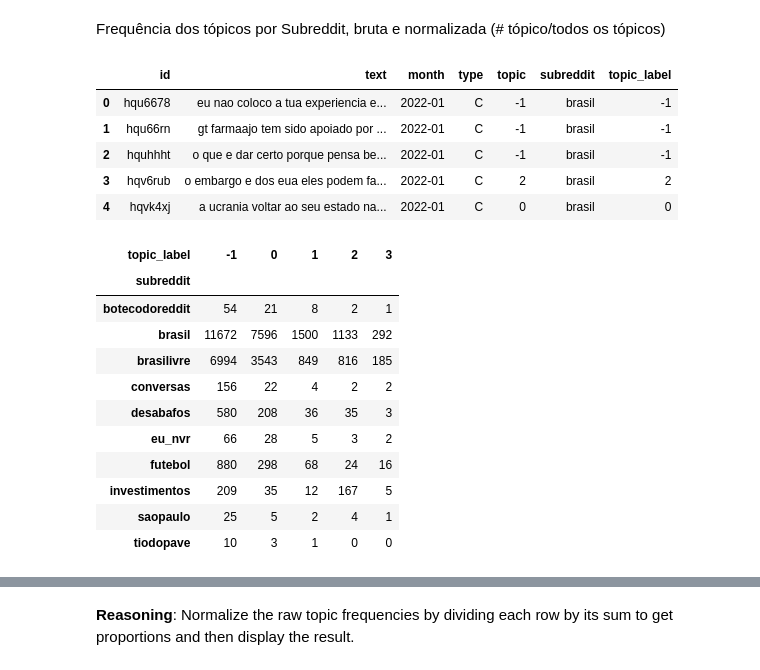
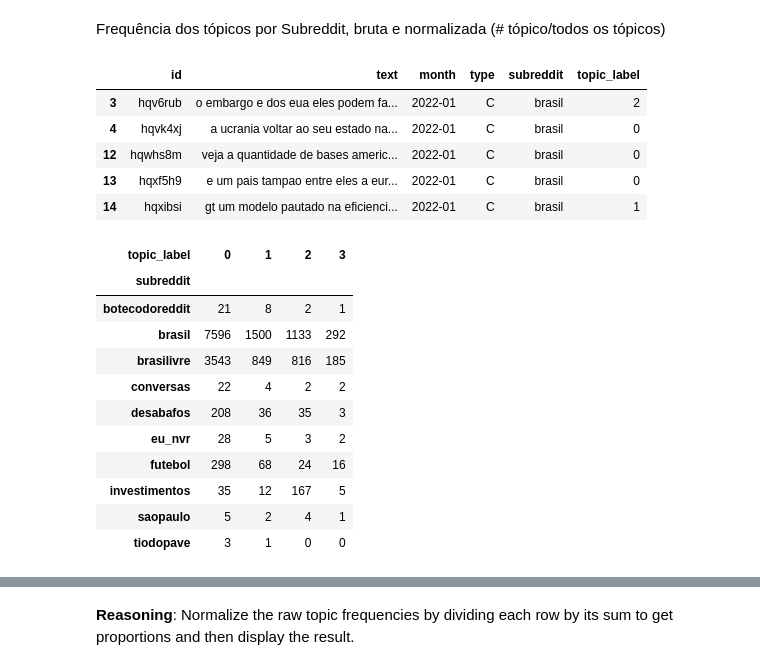
Before and after one commit to DuarteDvv/social_comp, a Jupyter notebook: QA_2_QA_3.ipynb, the cells around one changed output, grey strips where cells are left out. Saved outputs shown, nothing was run; the diff lists cells and outputs as text; code cells hidden in the pictures.

```diff
--- a/QA_2_QA_3.ipynb
+++ b/QA_2_QA_3.ipynb
@@ -294,30 +311,34 @@ if 'subreddit' not in data.columns:
     data = pd.merge(data, subreddit_data, on='id', how='left')
 
 data['topic_label'] = topics
-display(data.head())
+
+# Filter out topic -1
+filtered_data = data[data['topic_label'] != -1].copy()
+
+display(filtered_data.head())
 # %% [output]
-|  | id | text | month | type | topic | subreddit | topic_label |
-| 0 | hqu6678 | eu nao coloco a tua experiencia e... | 2022-01 | C | -1 | brasil | -1 |
-| 1 | hqu66rn | gt farmaajo tem sido apoiado por ... | 2022-01 | C | -1 | brasil | -1 |
-| 2 | hquhhht | o que e dar certo porque pensa be... | 2022-01 | C | -1 | brasil | -1 |
-| 3 | hqv6rub | o embargo e dos eua eles podem fa... | 2022-01 | C | 2 | brasil | 2 |
-| 4 | hqvk4xj | a ucrania voltar ao seu estado na... | 2022-01 | C | 0 | brasil | 0 |
+|  | id | text | month | type | subreddit | topic_label |
+| 3 | hqv6rub | o embargo e dos eua eles podem fa... | 2022-01 | C | brasil | 2 |
+| 4 | hqvk4xj | a ucrania voltar ao seu estado na... | 2022-01 | C | brasil | 0 |
+| 12 | hqwhs8m | veja a quantidade de bases americ... | 2022-01 | C | brasil | 0 |
+| 13 | hqxf5h9 | e um pais tampao entre eles a eur... | 2022-01 | C | brasil | 0 |
+| 14 | hqxibsi | gt um modelo pautado na eficienci... | 2022-01 | C | brasil | 1 |
 # %%
-raw_topic_frequencies = data.groupby(['subreddit', 'topic_label']).size().unstack(fill_value=0)
+raw_topic_frequencies = filtered_data.groupby(['subreddit', 'topic_label']).size().unstack(fill_value=0)
 display(raw_topic_frequencies)
 # %% [output]
-| topic_label | -1 | 0 | 1 | 2 | 3 |
-| subreddit |  |  |  |  |  |
-| botecodoreddit | 54 | 21 | 8 | 2 | 1 |
-| brasil | 11672 | 7596 | 1500 | 1133 | 292 |
-| brasilivre | 6994 | 3543 | 849 | 816 | 185 |
-| conversas | 156 | 22 | 4 | 2 | 2 |
-| desabafos | 580 | 208 | 36 | 35 | 3 |
-| eu_nvr | 66 | 28 | 5 | 3 | 2 |
-| futebol | 880 | 298 | 68 | 24 | 16 |
-| investimentos | 209 | 35 | 12 | 167 | 5 |
-| saopaulo | 25 | 5 | 2 | 4 | 1 |
-| tiodopave | 10 | 3 | 1 | 0 | 0 |
+| topic_label | 0 | 1 | 2 | 3 |
+| subreddit |  |  |  |  |
+| botecodoreddit | 21 | 8 | 2 | 1 |
+| brasil | 7596 | 1500 | 1133 | 292 |
+| brasilivre | 3543 | 849 | 816 | 185 |
+| conversas | 22 | 4 | 2 | 2 |
+| desabafos | 208 | 36 | 35 | 3 |
+| eu_nvr | 28 | 5 | 3 | 2 |
+| futebol | 298 | 68 | 24 | 16 |
+| investimentos | 35 | 12 | 167 | 5 |
+| saopaulo | 5 | 2 | 4 | 1 |
+| tiodopave | 3 | 1 | 0 | 0 |
 # %%
 import seaborn as sns
 
```
Also changed, not shown: parts of 11 cells of this notebook.
